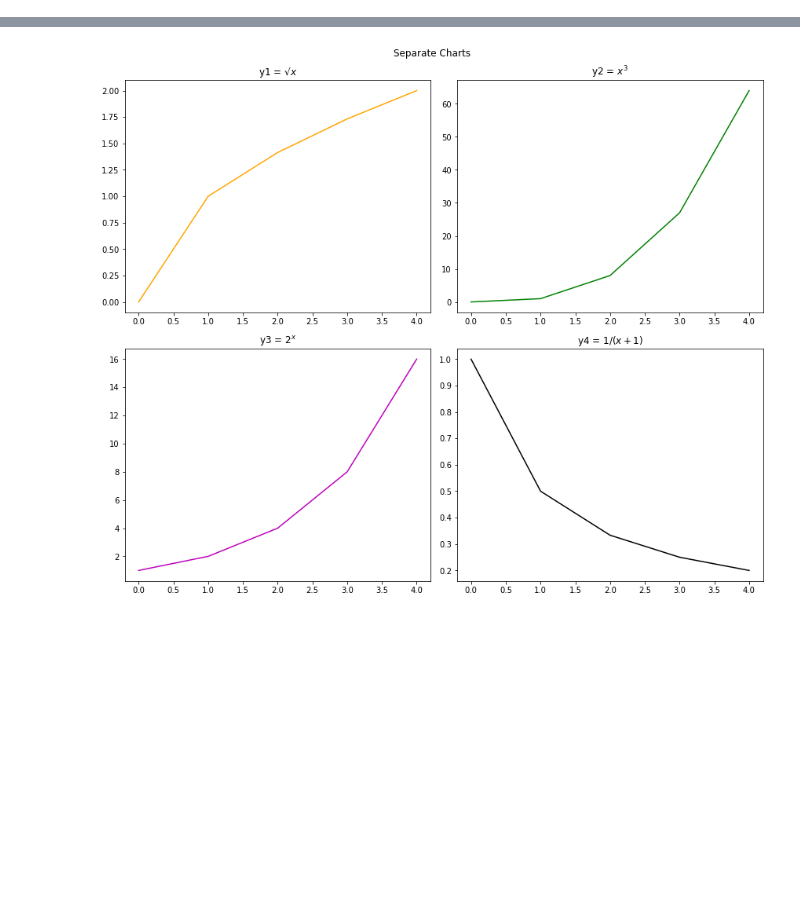
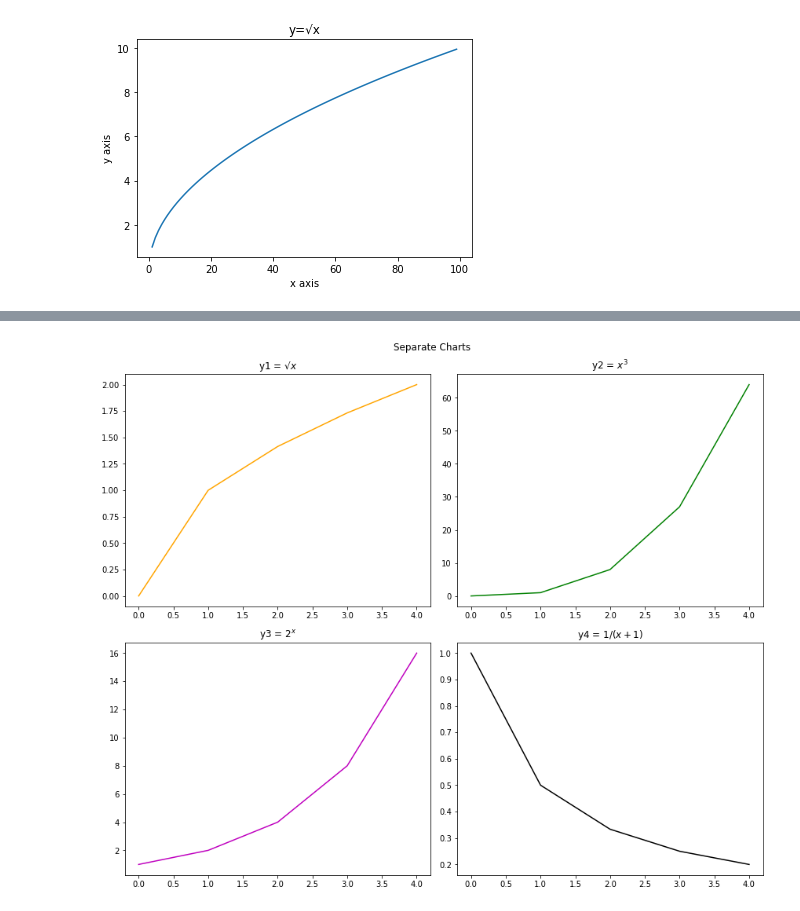
Before and after one commit to natasharivers/numpy-pandas-visualization-exercises, a Jupyter notebook: Matplotlib_exercises_correct.ipynb, the cells around one changed output, grey strips where cells are left out. Cells and saved outputs as stored; diff of their text form; code cells hidden in the pictures; blank space fills up the shorter version.

```diff
--- a/Matplotlib_exercises_correct.ipynb
+++ b/Matplotlib_exercises_correct.ipynb
@@ -48,3 +61,16 @@ plt.show()
+# %%
+#2.a: y=√x
+#TEACHER EXAMPLE
+
+x= range(1,100)
+y1 = [math.sqrt(n) for n in x]
+plt.title('y=√x')
+plt.xlabel('x axis')
+plt.ylabel('y axis')
+plt.plot(x,y1)
+plt.show()
+# %% [output]
+[figure, added]
 # %%
 #2 Create and label 4 separate charts for the following equations (choose a range for x that makes sense)
 #2.b: y=x**3
```
Also changed, not shown: parts of 19 cells of this notebook.
